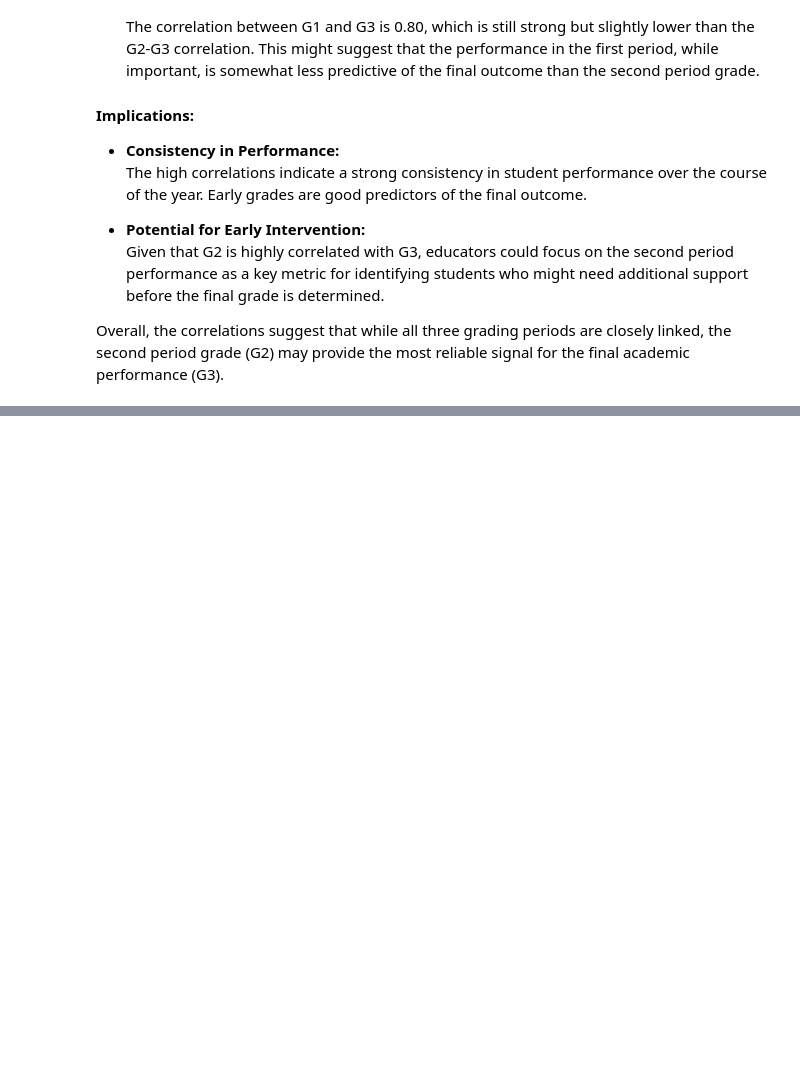
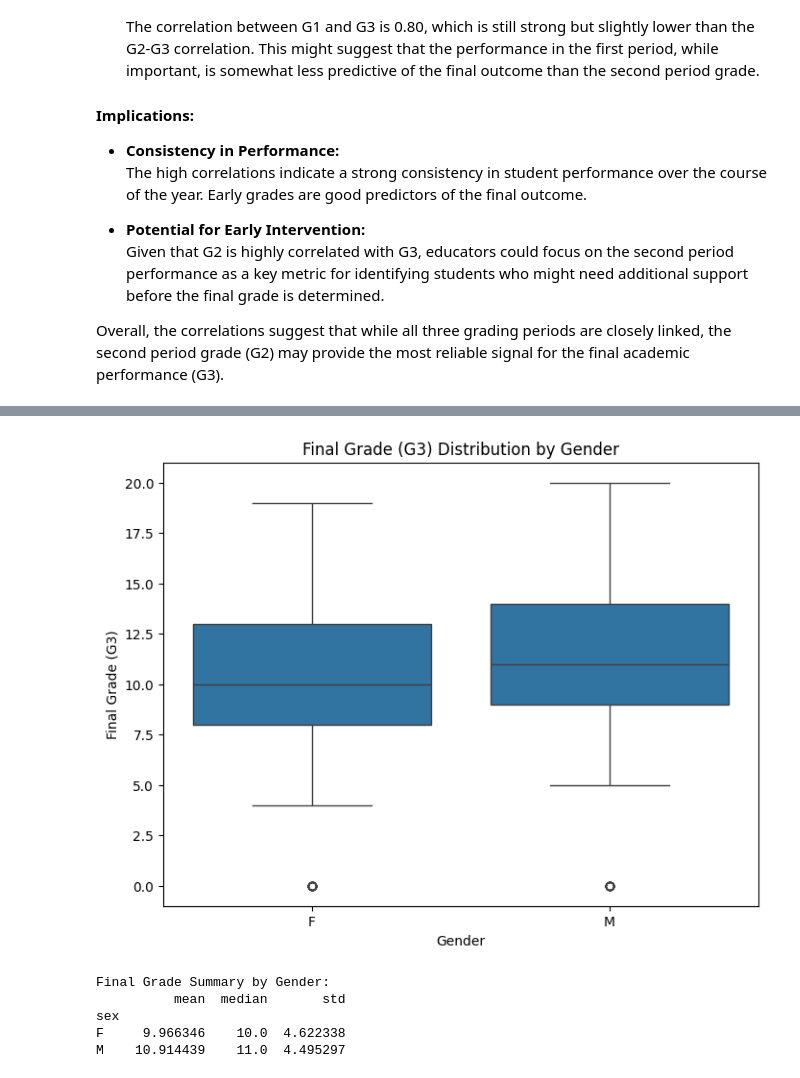
Before and after one commit to BjornCLind/PythonDataAnalysis, a Jupyter notebook: student_analysis.ipynb, the cells around one changed output, grey strips where cells are left out. Cells and saved outputs as stored; diff of their text form; code cells hidden in the pictures; blank space fills up the shorter version.

```diff
--- a/student_analysis.ipynb
+++ b/student_analysis.ipynb
@@ -288,0 +309,18 @@ Overall, the correlations suggest that while all three grading periods are close
+# %%
+plt.figure(figsize=(8,6))
+sns.boxplot(x='sex', y='G3', data=df)
+plt.title('Final Grade (G3) Distribution by Gender')
+plt.xlabel('Gender')
+plt.ylabel('Final Grade (G3)')
+plt.show()
+
+gender_summary = df.groupby('sex')['G3'].agg(['mean', 'median', 'std'])
+print("Final Grade Summary by Gender:")
+print(gender_summary)
+# %% [output]
+[figure, added]
+Final Grade Summary by Gender:
+          mean  median       std
+sex
+F     9.966346    10.0  4.622338
+M    10.914439    11.0  4.495297
```
Also changed, not shown: parts of 13 cells of this notebook.
